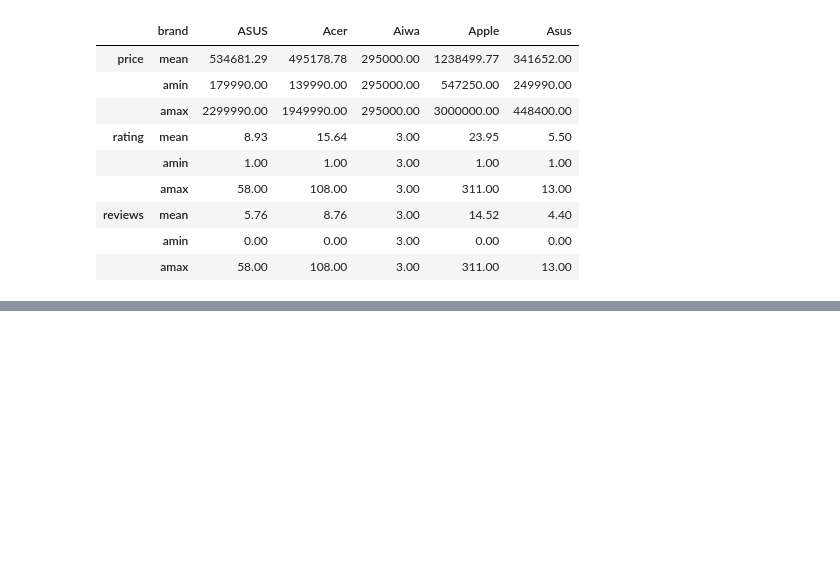
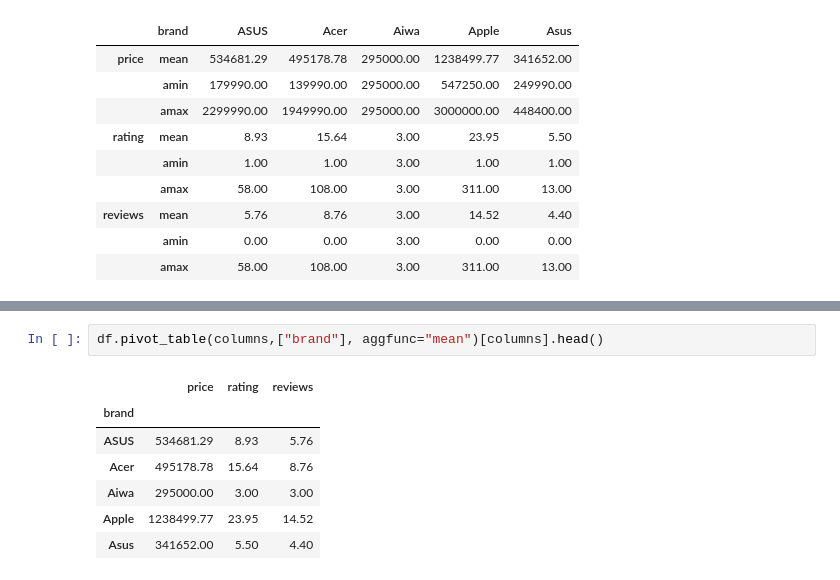
Before and after one commit to BMukhtar/KBot, a Jupyter notebook: kaspi_analyze.ipynb, the cells around one changed output, grey strips where cells are left out. Cells and saved outputs as stored; diff of their text form; blank space fills up the shorter version.

```diff
--- a/kaspi_analyze.ipynb
+++ b/kaspi_analyze.ipynb
@@ -279,0 +280,10 @@ df.groupby(["brand"])[columns].agg([np.mean, np.min, np.max]).head().transpose()
+# %%
+df.pivot_table(columns,["brand"], aggfunc="mean")[columns].head()
+# %% [output]
+|  | price | rating | reviews |
+| brand |  |  |  |
+| ASUS | 534681.29 | 8.93 | 5.76 |
+| Acer | 495178.78 | 15.64 | 8.76 |
+| Aiwa | 295000.00 | 3.00 | 3.00 |
+| Apple | 1238499.77 | 23.95 | 14.52 |
+| Asus | 341652.00 | 5.50 | 4.40 |
```
Also changed, not shown: parts of 2 cells of this notebook.
